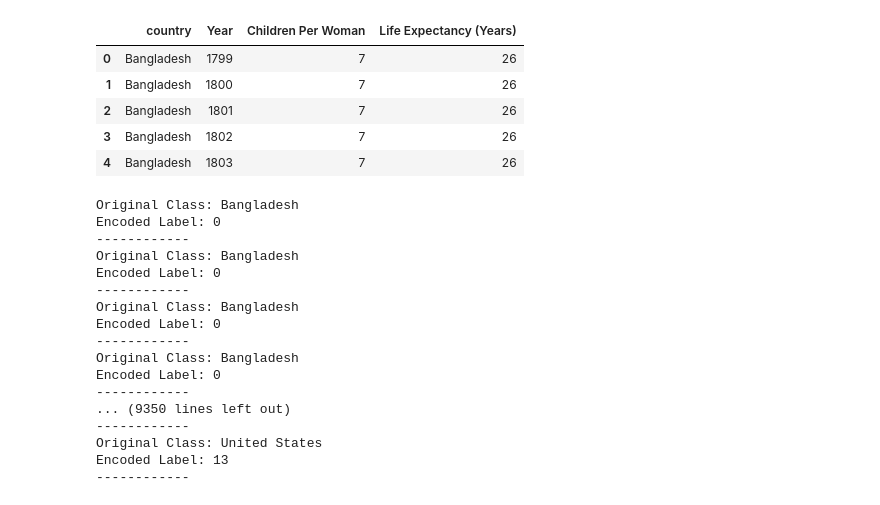
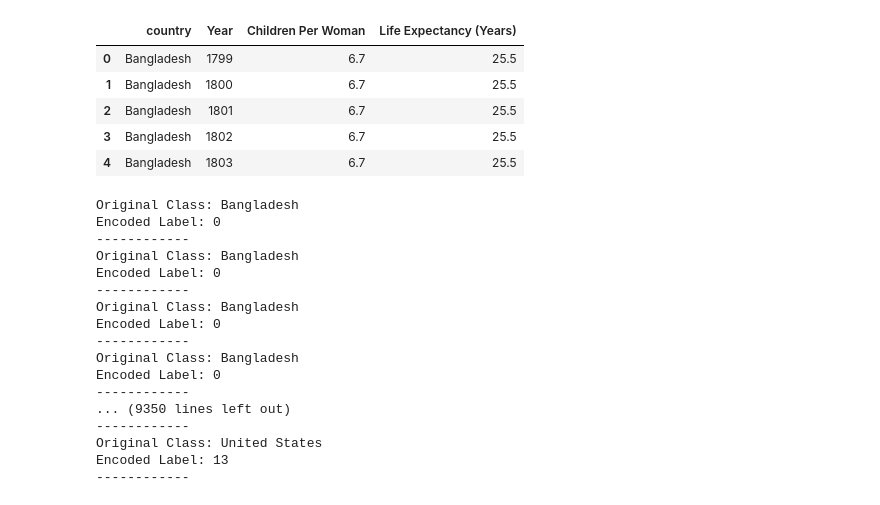
Before and after one commit to KenSikes/Fertility_Rate_ML_Project, a Jupyter notebook: Ken_Models/Ken_Model3.ipynb, the cells around one changed output. Cells and saved outputs as stored; diff of their text form; code cells hidden in the pictures.

```diff
--- a/Ken_Models/Ken_Model3.ipynb
+++ b/Ken_Models/Ken_Model3.ipynb
@@ -11,13 +11,3 @@ import os
 %matplotlib inline
 import matplotlib.pyplot as plt
 import numpy as np
-# %%
-model = pd.read_csv(os.path.join("CPW_V_LE(1).csv"))
-model.head()
-# %% [output]
-|  | country | Year | Children Per Woman | Life Expectancy (Years) |
-| 0 | Bangladesh | 1799 | 7 | 26 |
-| 1 | Bangladesh | 1800 | 7 | 26 |
-| 2 | Bangladesh | 1801 | 7 | 26 |
-| 3 | Bangladesh | 1802 | 7 | 26 |
-| 4 | Bangladesh | 1803 | 7 | 26 |
@@ -27,3 +14,14 @@ model.head()
+# %%
+data = "../data/CPW_V_LE.csv"
+model = pd.read_csv(data)
+model.head()
+# %% [output]
+|  | country | Year | Children Per Woman | Life Expectancy (Years) |
+| 0 | Bangladesh | 1799 | 6.7 | 25.5 |
+| 1 | Bangladesh | 1800 | 6.7 | 25.5 |
+| 2 | Bangladesh | 1801 | 6.7 | 25.5 |
+| 3 | Bangladesh | 1802 | 6.7 | 25.5 |
+| 4 | Bangladesh | 1803 | 6.7 | 25.5 |
 # %%
 data = model.values
 x=data[:, 1:4]
```
Also changed, not shown: parts of 6 cells of this notebook.
